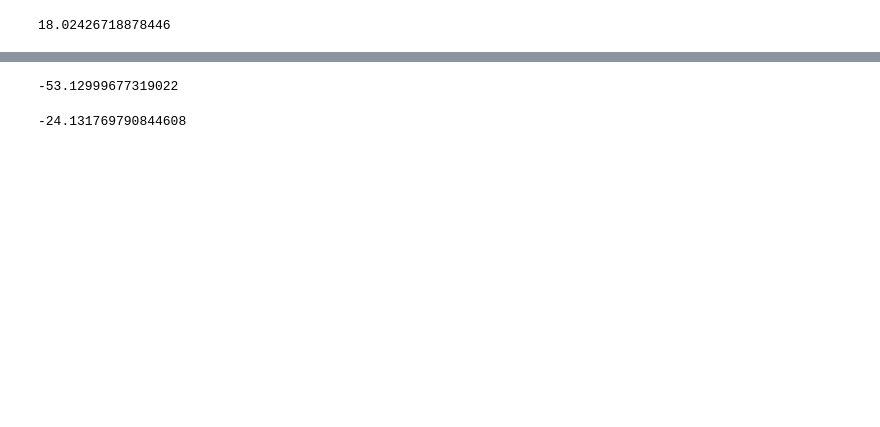
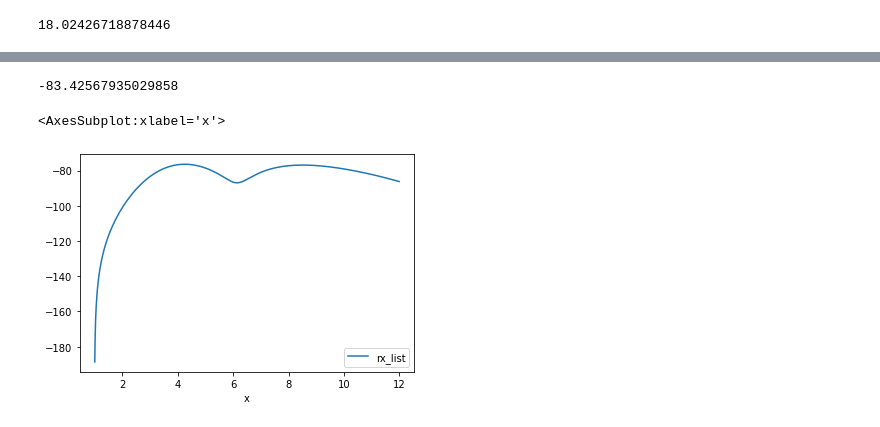
Before and after one commit to FenikL/rfid_project, a Jupyter notebook: experiments/rx_power_try.ipynb, the cells around one changed output, grey strips where cells are left out. Saved outputs shown, nothing was run; the diff lists cells and outputs as text; code cells hidden in the pictures; blank space fills up the shorter version.

```diff
--- a/experiments/rx_power_try.ipynb
+++ b/experiments/rx_power_try.ipynb
@@ -250,9 +264,23 @@ get_rx_power(path_loss=lin2db(get_path_loth_for_reader(8)), tx_power=reader_tx_p
 # %%
-get_rx_power(path_loss=lin2db(get_path_loth_for_tag(8)), tx_power=0)
+tag_power = get_rx_power(path_loss=lin2db(get_path_loth_for_tag(3)), tx_power=0)
-# %% [output]
--53.12999677319022
+# %%
+reader_power + tag_power
+# %% [output]
+-83.42567935029858
 # %%
-qwe = dbm2w(get_rx_power(path_loss=lin2db(get_path_loth_for_reader(8)), tx_power=reader_tx_power)) + dbm2w(get_rx_power(path_loss=lin2db(get_path_loth_for_tag(8)), tx_power=0))
-print(w2dbm(qwe))
+def sum_of_rx_power(x):
+    reader_power = get_rx_power(path_loss=lin2db(get_path_loth_for_reader(x)), tx_power=reader_tx_power)
+    tag_power = get_rx_power(path_loss=lin2db(get_path_loth_for_tag(x)), tx_power=0)
+    return reader_power + tag_power
-# %% [output]
--24.131769790844608
+# %%
+x = [x for x in np.arange(0, 12, 0.01)]
+rx_list = [sum_of_rx_power(x) for x in np.arange(0, 12, 0.01)]
+# %%
+df = pd.DataFrame()
+df['x'] = x
+df['rx_list'] = rx_list
+# %%
+df.plot(x='x', y='rx_list')
+# %% [output]
+<AxesSubplot:xlabel='x'>
+[figure, added]
```
Also changed, not shown: parts of 6 cells of this notebook, 3 other files.
